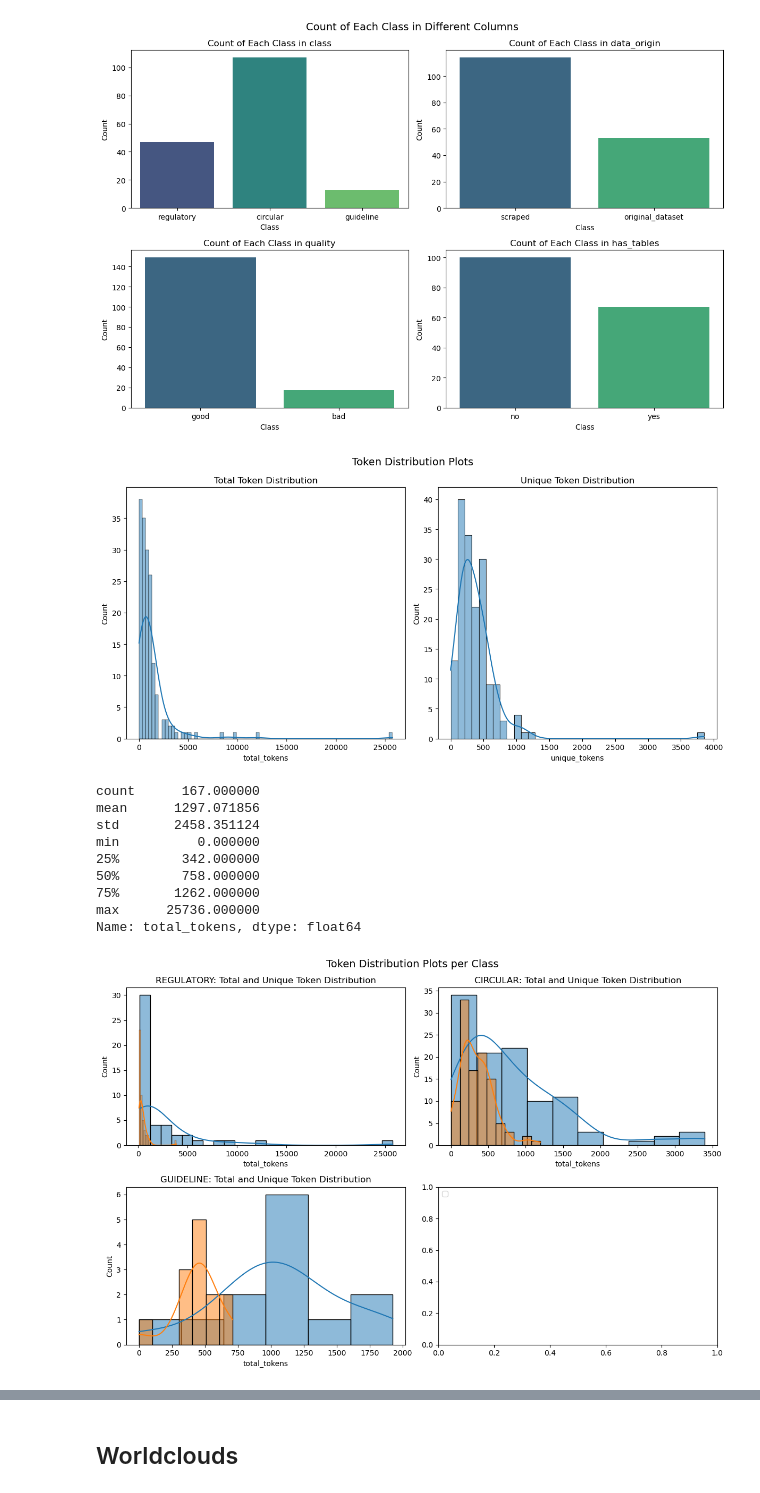
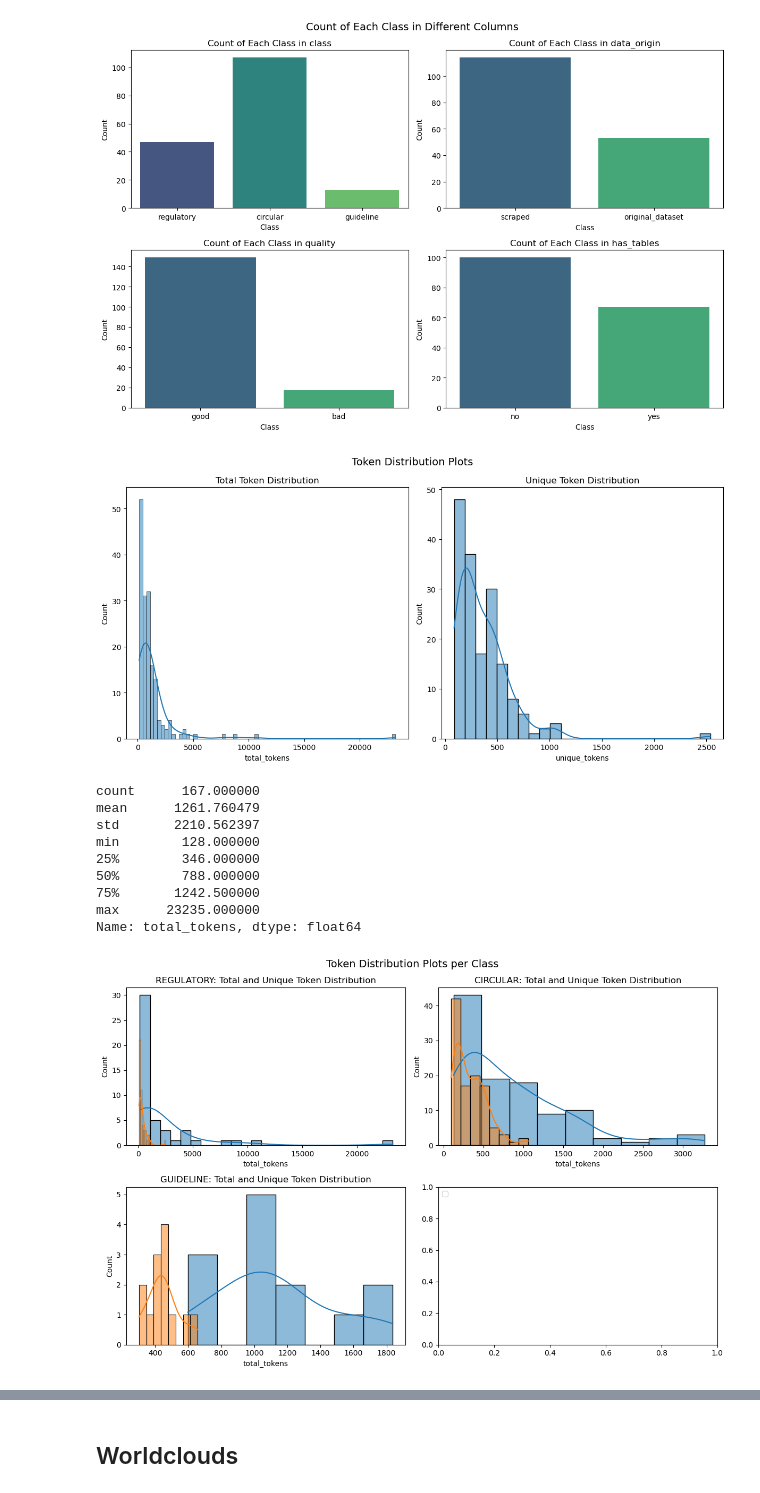
Before and after one commit to OmdenaAI/SriLankaChapter_RegulatoryDecisionMaking, a Jupyter notebook: task-3-eda/experimental_notebooks/Tokenization Statistical Analysis.ipynb, the cells around one changed output, grey strips where cells are left out. Saved outputs shown, nothing was run; the diff lists cells and outputs as text; code cells hidden in the pictures.

Commit message:
Updated EDA with markdown content

```diff
--- a/task-3-eda/experimental_notebooks/Tokenization Statistical Analysis.ipynb
+++ b/task-3-eda/experimental_notebooks/Tokenization Statistical Analysis.ipynb
@@ -66,8 +66,8 @@ plt.show()
 # %% [output]
 [figure]
 # %%
-# code for plotting how the token distribution for each row text in 'text_content' column
-# steps: tokenize the text_content column; create two columns for total and unique token counts; make 2 distribution plots
+# code for plotting how the token distribution for each row text in 'markdown_content' column
+# steps: tokenize the markdown_content column; create two columns for total and unique token counts; make 2 distribution plots
 
 import matplotlib.pyplot as plt
 import seaborn as sns
@@ -75,8 +75,8 @@ import nltk
 from nltk.tokenize import word_tokenize
 from collections import Counter
 
-# Tokenize the text_content column, handling non-string values
-data['tokens'] = data['text_content'].apply(lambda x: word_tokenize(x) if isinstance(x, str) else [])
+# Tokenize the markdown_content column, handling non-string values
+data['tokens'] = data['markdown_content'].apply(lambda x: word_tokenize(x) if isinstance(x, str) else [])
 
 # Create two columns for total and unique token counts
 data['total_tokens'] = data['tokens'].apply(len)
@@ -96,47 +96,47 @@ plt.tight_layout()
 plt.savefig("plots/EDA_token_distribution.png", format='png', dpi=300)
 plt.show()
 # %% [output]
-[figure, old version]
+[figure, new version]
 # %%
 data['total_tokens'].describe()
 # %% [output]
 count      167.000000
-mean      1297.071856
-std       2458.351124
-min          0.000000
-25%        342.000000
-50%        758.000000
-75%       1262.000000
-max      25736.000000
+mean      1261.760479
+std       2210.562397
+min        128.000000
+25%        346.000000
+50%        788.000000
+75%       1242.500000
+max      23235.000000
 Name: total_tokens, dtype: float64
 # %%
-data['tokens'] = data['text_content'].apply(lambda x: word_tokenize(x) if isinstance(x, str) else [])
+data['tokens'] = data['markdown_content'].apply(lambda x: word_tokenize(x) if isinstance(x, str) else [])
 
 # Create two columns for total and unique token counts
 data['total_tokens'] = data['tokens'].apply(len)
 data['unique_tokens'] = data['tokens'].apply(lambda x: len(set(x)))
 
 all_classes = data['class'].unique()
 all_classes_count = len(all_classes) # 3
 
 # Make 4 distribution plots in 2 columns for total 8 plots
 fig, axes = plt.subplots(2, 2, figsize=(12, 8))
 for i, ax in enumerate(axes.flatten()):
     if i < all_classes_count:
         sns.histplot(data=data[data['class'] == all_classes[i]], x='total_tokens', kde=True, ax=ax)
         sns.histplot(data=data[data['class'] == all_classes[i]], x='unique_tokens', kde=True, ax=ax)
         ax.set_title(f"{all_classes[i].upper()}: Total and Unique Token Distribution")
 
 # Adjust layout
 plt.suptitle("Token Distribution Plots per Class", fontsize=14)
 plt.tight_layout()
 plt.legend(['total_tokens', 'unique_tokens'], loc='upper left')
 
 # Save the plot as a PNG file
 plt.savefig("plots/EDA_token_distribution_per_class.png", format='png', dpi=300)
 plt.show()
 # %% [output]
-[figure, old version]
+[figure, new version]
 # %%
 fig, axes = plt.subplots(2, 2, figsize=(12, 8))
 for i, ax in enumerate(axes.flatten()):
```
Also changed, not shown: parts of 16 cells of this notebook.
